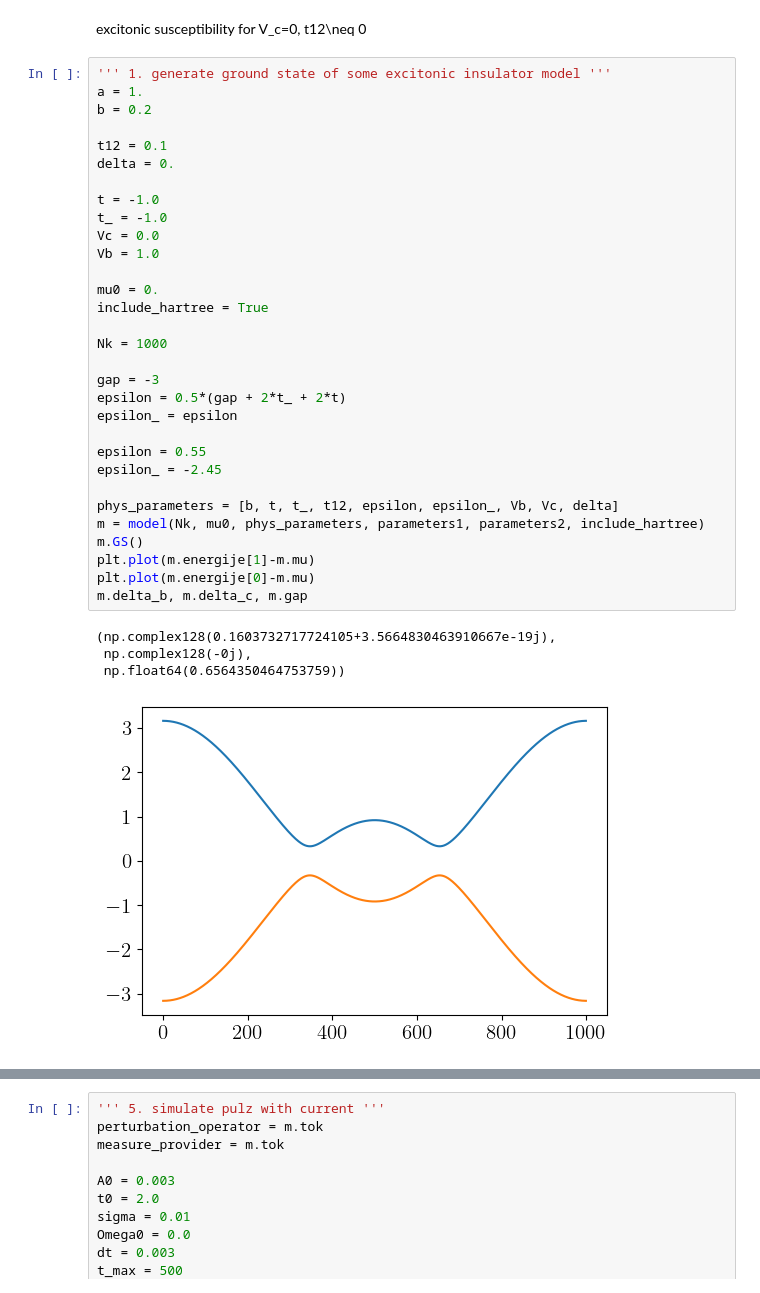
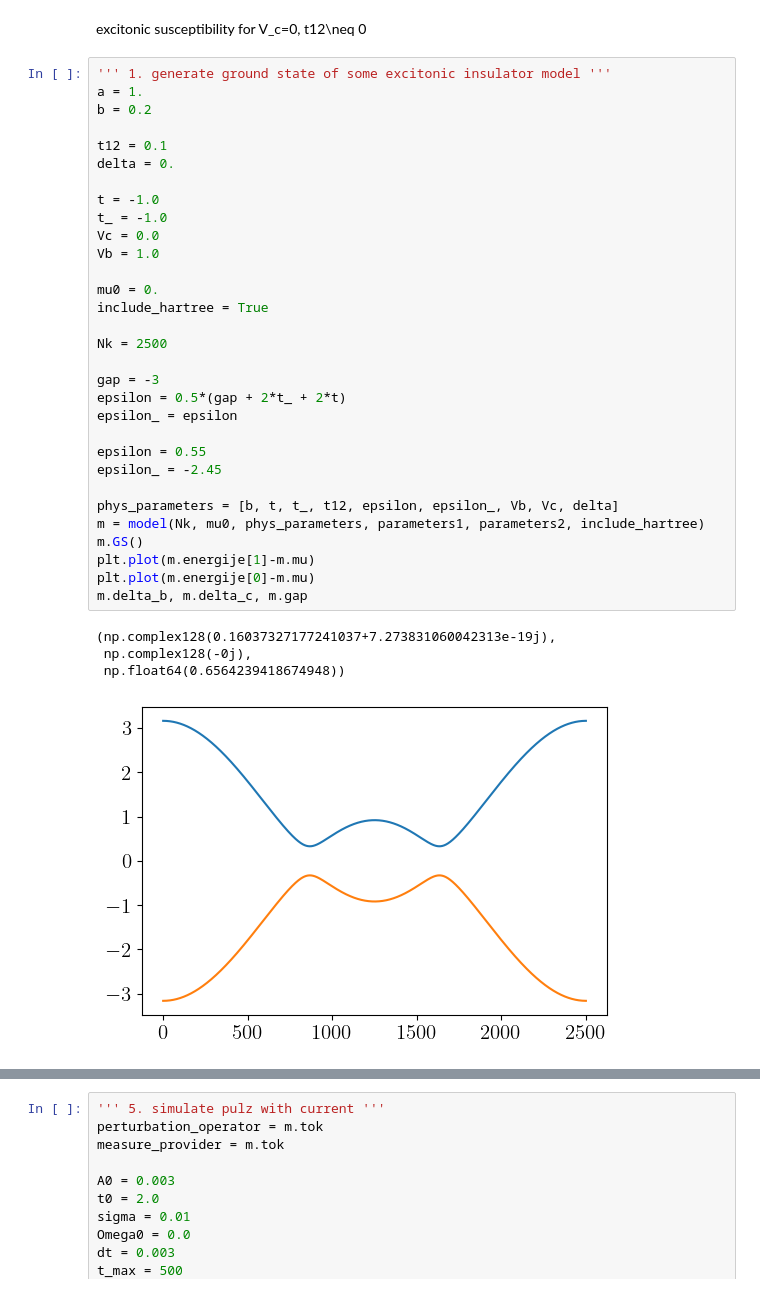
Before and after one commit to anastuhec/takarada, a Jupyter notebook: 25-03-test.ipynb, the cells around one changed output, grey strips where cells are left out. Drawn from its saved outputs; the diff is of its cells as text.

```diff
--- a/25-03-test.ipynb
+++ b/25-03-test.ipynb
@@ -65,37 +65,37 @@ excitonic susceptibility for V_c=0, t12\neq 0
 a = 1.
 b = 0.2
 
 t12 = 0.1
 delta = 0.
 
 t = -1.0
 t_ = -1.0
 Vc = 0.0
 Vb = 1.0
 
 mu0 = 0.
 include_hartree = True
 
-Nk = 1000
+Nk = 2500
 
 gap = -3
 epsilon = 0.5*(gap + 2*t_ + 2*t)
 epsilon_ = epsilon
 
 epsilon = 0.55
 epsilon_ = -2.45
 
 phys_parameters = [b, t, t_, t12, epsilon, epsilon_, Vb, Vc, delta]
 m = model(Nk, mu0, phys_parameters, parameters1, parameters2, include_hartree)
 m.GS()
 plt.plot(m.energije[1]-m.mu)
 plt.plot(m.energije[0]-m.mu)
 m.delta_b, m.delta_c, m.gap
 # %% [output]
-(np.complex128(0.1603732717724105+3.5664830463910667e-19j),
+(np.complex128(0.16037327177241037+7.273831060042313e-19j),
  np.complex128(-0j),
- np.float64(0.6564350464753759))
+ np.float64(0.6564239418674948))
-[figure, old version]
+[figure, new version]
 # %%
 ''' 2. heat up to a low temperature '''
 beta0 = 50
```
Also changed, not shown: parts of 18 cells of this notebook.
